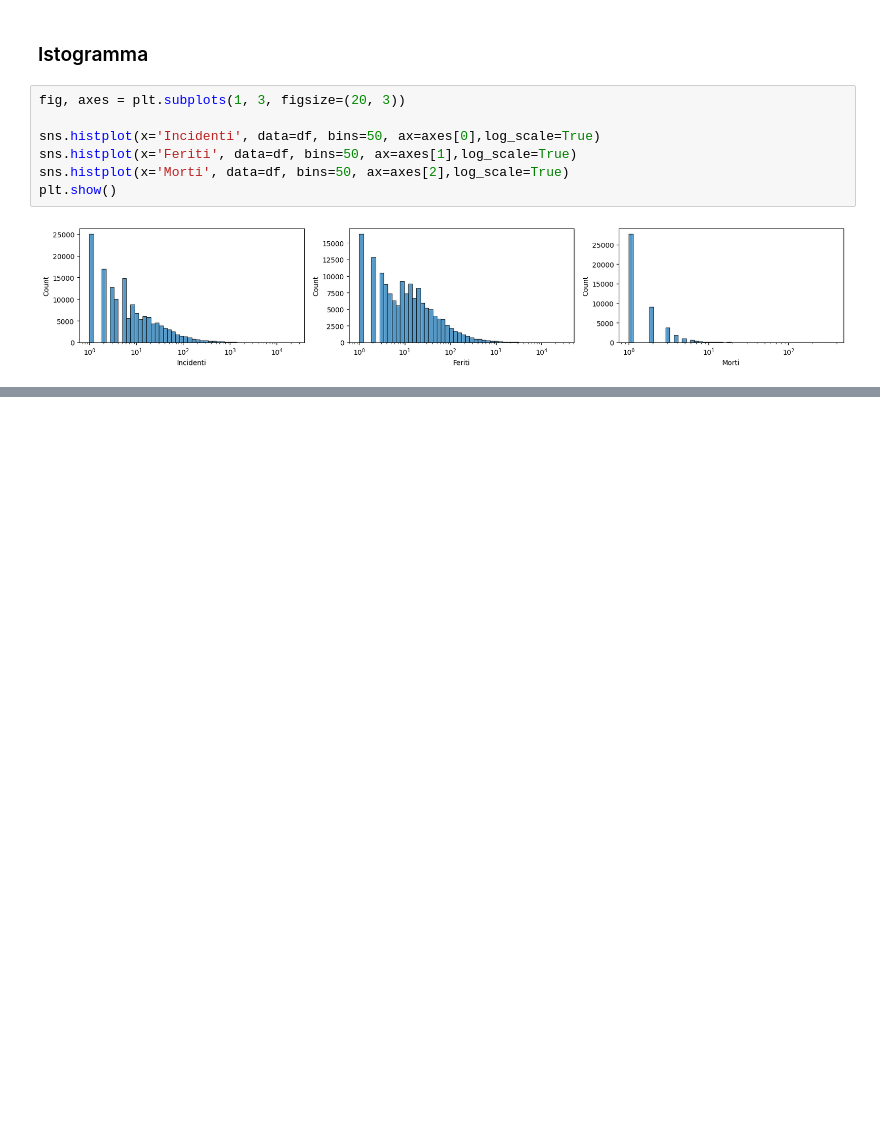
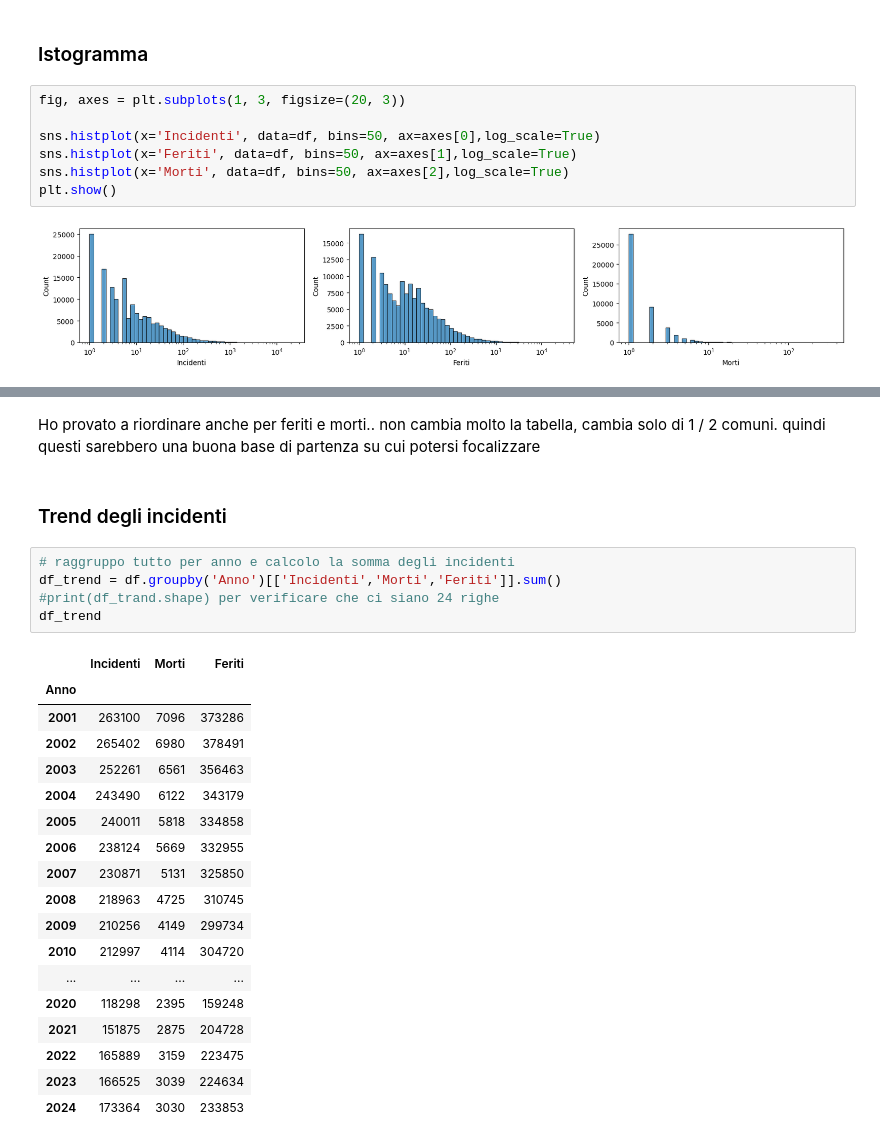
Before and after one commit to gesonbani72-prog/Data-Analytics---Capstone-Project, a Jupyter notebook: analisi_statistica.ipynb, the cells around one changed output, grey strips where cells are left out. Saved outputs shown, nothing was run; the diff lists cells and outputs as text; blank space fills up the shorter version.

```diff
--- a/analisi_statistica.ipynb
+++ b/analisi_statistica.ipynb
@@ -128,0 +187,28 @@ Conclusione: il numero di incidenti sembra attenuarsi su valori bassi per la mag
+# %% [markdown]
+Ho provato a riordinare anche per feriti e morti.. non cambia molto la tabella, cambia solo di 1 / 2 comuni. quindi questi sarebbero una buona base di partenza su cui potersi focalizzare
+# %% [markdown]
+### Trend degli incidenti
+# %%
+# raggruppo tutto per anno e calcolo la somma degli incidenti
+df_trend = df.groupby('Anno')[['Incidenti','Morti','Feriti']].sum()
+#print(df_trand.shape) per verificare che ci siano 24 righe
+df_trend
+# %% [output]
+|  | Incidenti | Morti | Feriti |
+| Anno |  |  |  |
+| 2001 | 263100 | 7096 | 373286 |
+| 2002 | 265402 | 6980 | 378491 |
+| 2003 | 252261 | 6561 | 356463 |
+| 2004 | 243490 | 6122 | 343179 |
+| 2005 | 240011 | 5818 | 334858 |
+| 2006 | 238124 | 5669 | 332955 |
+| 2007 | 230871 | 5131 | 325850 |
+| 2008 | 218963 | 4725 | 310745 |
+| 2009 | 210256 | 4149 | 299734 |
+| 2010 | 212997 | 4114 | 304720 |
+| ... | ... | ... | ... |
+| 2020 | 118298 | 2395 | 159248 |
+| 2021 | 151875 | 2875 | 204728 |
+| 2022 | 165889 | 3159 | 223475 |
+| 2023 | 166525 | 3039 | 224634 |
+| 2024 | 173364 | 3030 | 233853 |
```
Also changed, not shown: parts of 17 cells of this notebook.
